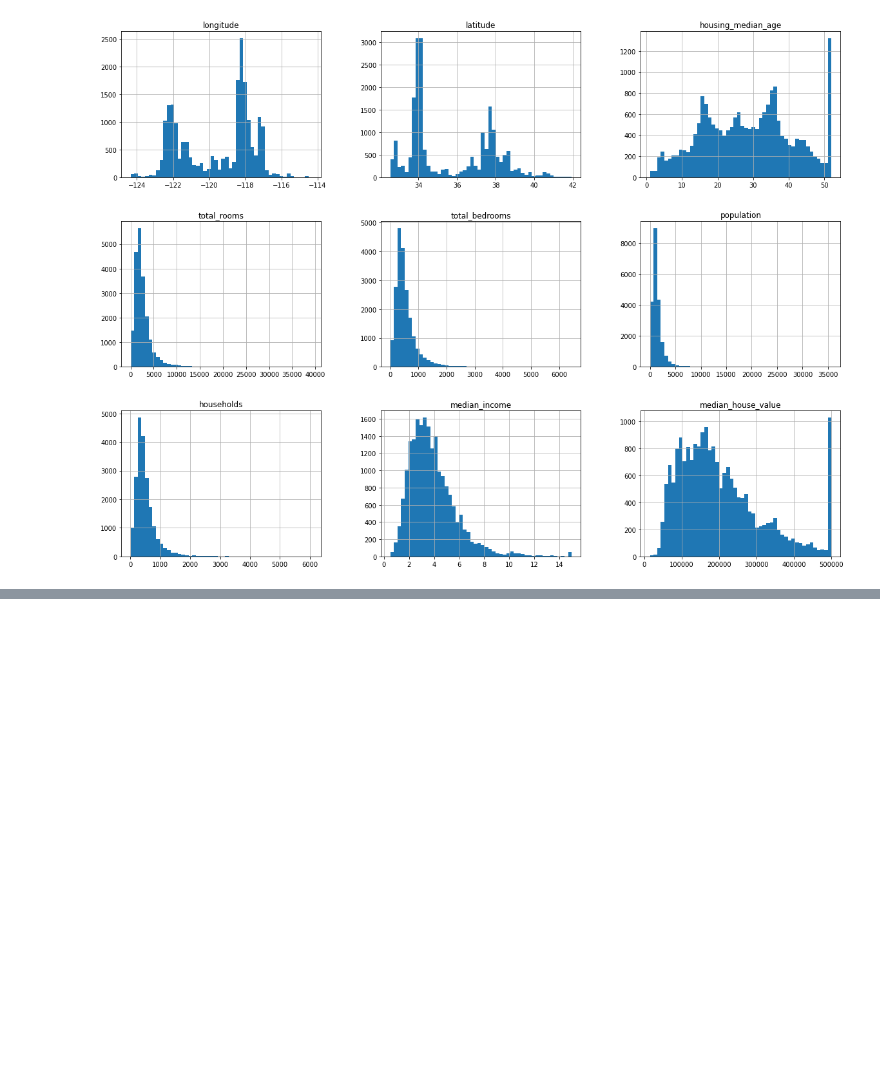
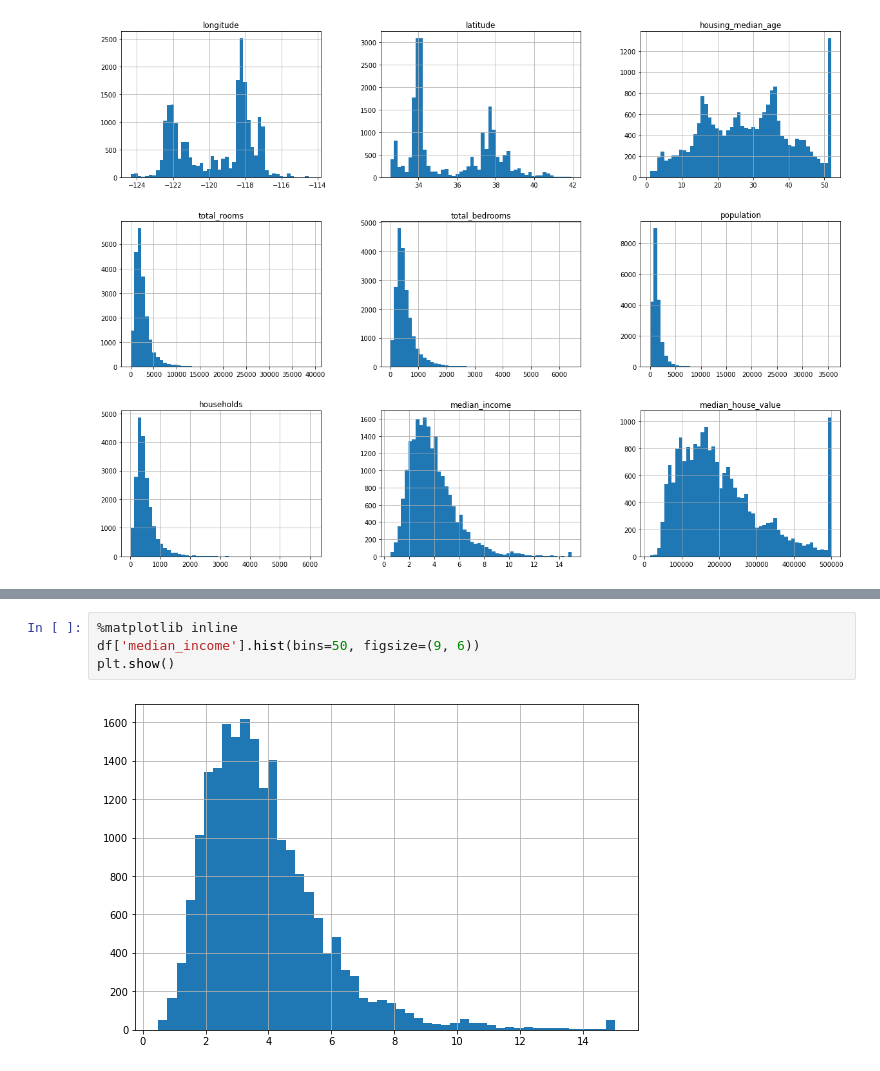
Before and after one commit to abdulhamidll/Data-Science, a Jupyter notebook: 2_qadam_malumotlarni_organish_df_bilan_tanishuv.ipynb, the cells around one changed output, grey strips where cells are left out. Cells and saved outputs as stored; diff of their text form; blank space fills up the shorter version.

```diff
--- a/2_qadam_malumotlarni_organish_df_bilan_tanishuv.ipynb
+++ b/2_qadam_malumotlarni_organish_df_bilan_tanishuv.ipynb
@@ -84,3 +84,9 @@ train_set.head(10)
 | 11229 | -117.93 | 33.80 | 29.0 | 1672.0 | 267.0 | 891.0 | 281.0 | ... |
 | 16696 | -120.62 | 35.11 | 18.0 | 2241.0 | 544.0 | 1521.0 | 509.0 | ... |
 | 13564 | -117.29 | 34.15 | 42.0 | 1811.0 | 345.0 | 856.0 | 352.0 | ... |
+# %%
+%matplotlib inline
+df['median_income'].hist(bins=50, figsize=(9, 6))
+plt.show()
+# %% [output]
+[figure, added]
```
Also changed, not shown: parts of 5 cells of this notebook.
